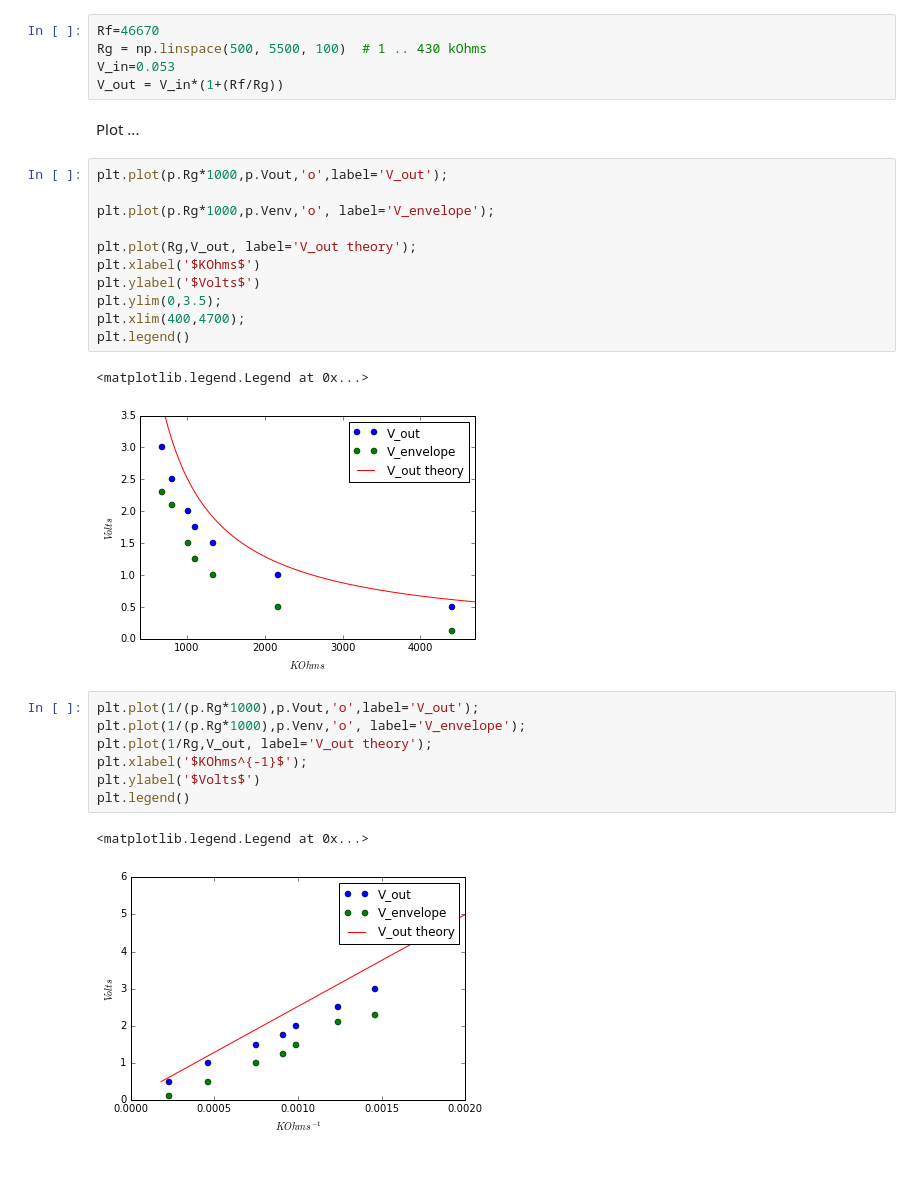
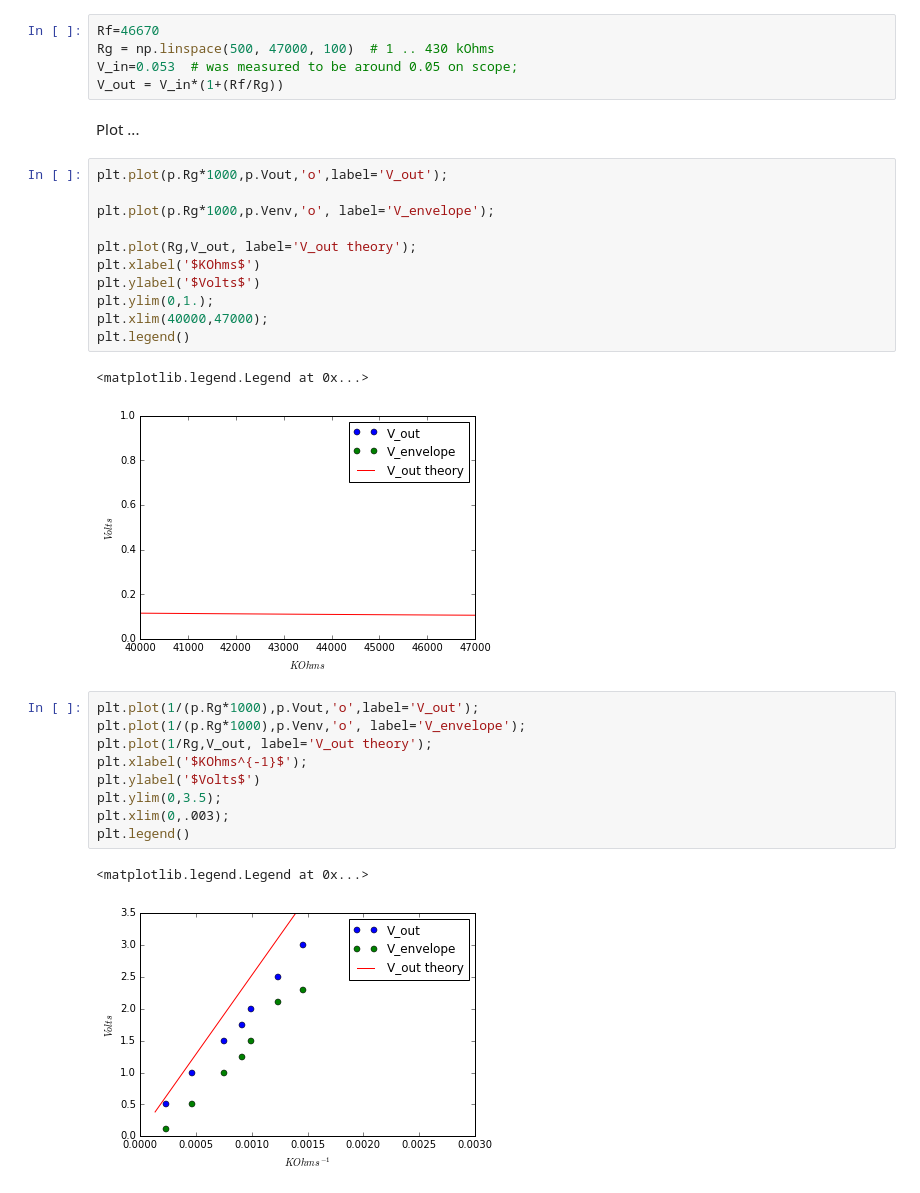
Before and after one commit to koson/conductivity-research, a Jupyter notebook: wien.ipynb, the cells around one changed output. Cells and saved outputs as stored; diff of their text form.

```diff
--- a/wien.ipynb
+++ b/wien.ipynb
@@ -36,33 +37,35 @@ p=q.sort_values(['Rg'], ascending=[1]);rg_exp=p.Rg*1000
 Generate the theoretical curve ...
 # %%
 Rf=46670
-Rg = np.linspace(500, 5500, 100)  # 1 .. 430 kOhms
-V_in=0.053
+Rg = np.linspace(500, 47000, 100)  # 1 .. 430 kOhms
+V_in=0.053  # was measured to be around 0.05 on scope;
 V_out = V_in*(1+(Rf/Rg))
 # %% [markdown]
 Plot ...
 # %%
 plt.plot(p.Rg*1000,p.Vout,'o',label='V_out');
 
 plt.plot(p.Rg*1000,p.Venv,'o', label='V_envelope');
 
 plt.plot(Rg,V_out, label='V_out theory');
 plt.xlabel('$KOhms$')
 plt.ylabel('$Volts$')
-plt.ylim(0,3.5);
-plt.xlim(400,4700);
+plt.ylim(0,1.);
+plt.xlim(40000,47000);
 plt.legend()
 # %% [output]
 <matplotlib.legend.Legend at 0x...>
-[figure, old version]
+[figure, new version]
 # %%
 plt.plot(1/(p.Rg*1000),p.Vout,'o',label='V_out');
 plt.plot(1/(p.Rg*1000),p.Venv,'o', label='V_envelope');
 plt.plot(1/Rg,V_out, label='V_out theory');
 plt.xlabel('$KOhms^{-1}$');
 plt.ylabel('$Volts$')
+plt.ylim(0,3.5);
+plt.xlim(0,.003);
 plt.legend()
 # %% [output]
 <matplotlib.legend.Legend at 0x...>
-[figure, old version]
+[figure, new version]
 # %% [markdown]
```
Also changed, not shown: parts of 44 cells of this notebook, 2 other files.
